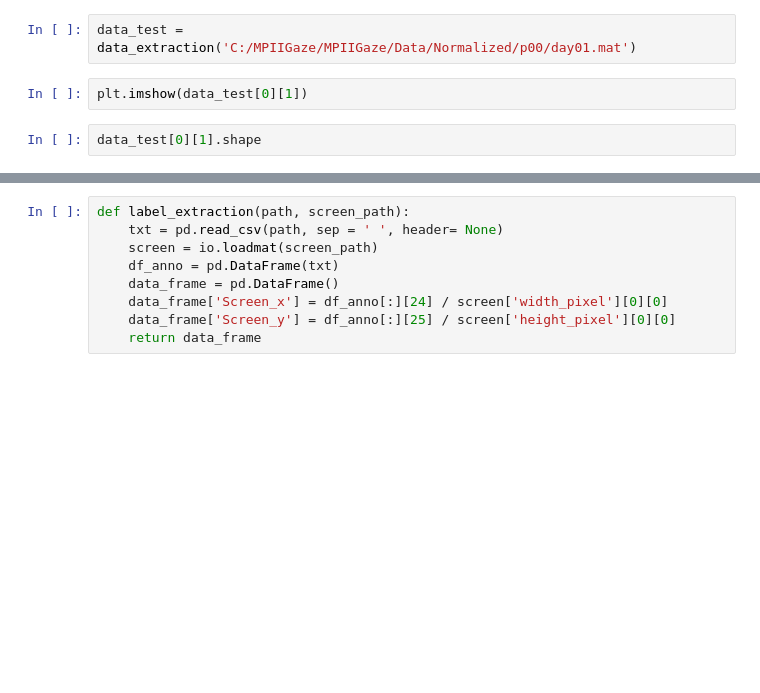
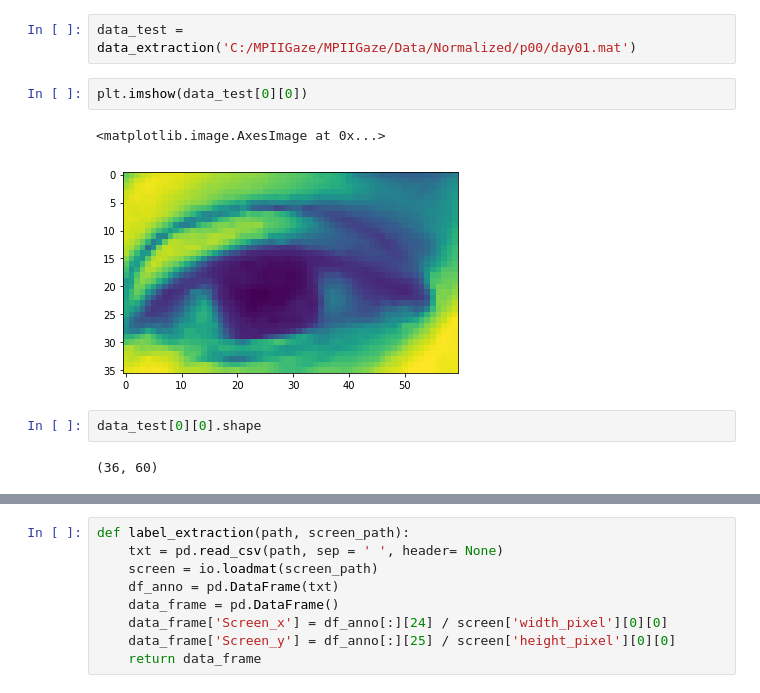
Before and after one commit to yw0nam/Eye_tracking, a Jupyter notebook: Load_matlab_data.ipynb, the cells around one changed output, grey strips where cells are left out. Saved outputs shown, nothing was run; the diff lists cells and outputs as text; blank space fills up the shorter version.

```diff
--- a/Load_matlab_data.ipynb
+++ b/Load_matlab_data.ipynb
@@ -31,8 +33,13 @@ def data_extraction(path):
 # %%
 data_test = data_extraction('C:/MPIIGaze/MPIIGaze/Data/Normalized/p00/day01.mat')
 # %%
-plt.imshow(data_test[0][1])
+plt.imshow(data_test[0][0])
+# %% [output]
+<matplotlib.image.AxesImage at 0x...>
+[figure, added]
 # %%
-data_test[0][1].shape
+data_test[0][0].shape
+# %% [output]
+(36, 60)
 # %%
 data_test[5][4].shape
```
Also changed, not shown: parts of 6 cells of this notebook, 1 other file.
